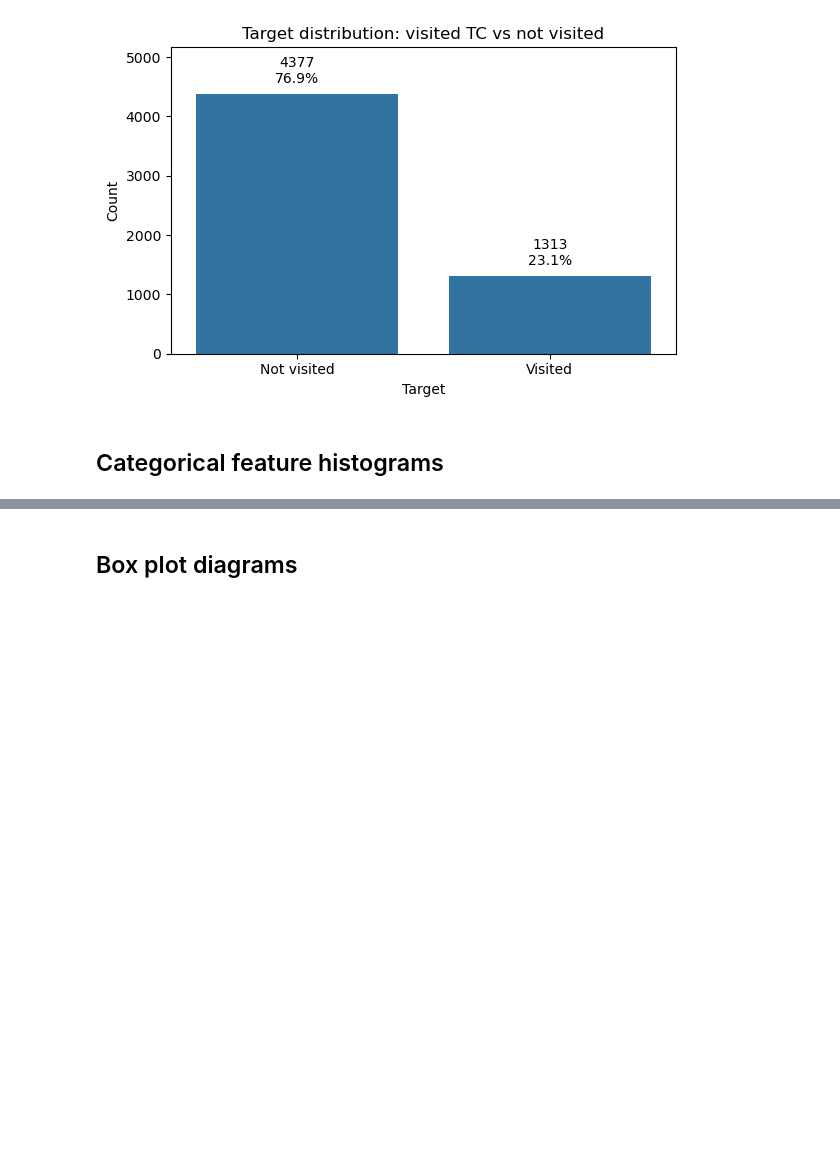
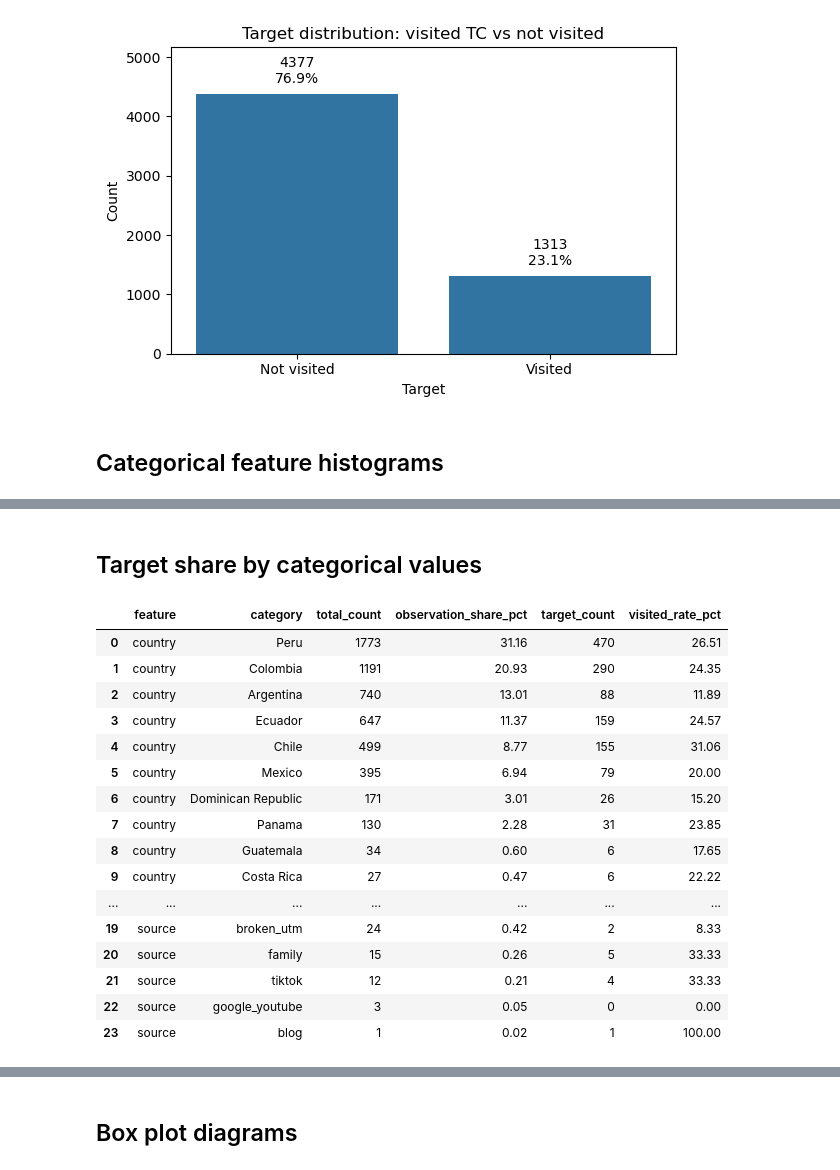
Before and after one commit to AlinaYakubova/Thesis_DTM_Trial_Class_Prediction, a Jupyter notebook: Main_script_diploma.ipynb, the cells around one changed output, grey strips where cells are left out. Drawn from its saved outputs; the diff is of its cells as text; code cells hidden in the pictures; blank space fills up the shorter version.

```diff
--- a/Main_script_diploma.ipynb
+++ b/Main_script_diploma.ipynb
@@ -380,0 +377,76 @@ for col in cat_cols:
+# %% [markdown]
+## Target share by categorical values
+# %%
+target_col = "visited_tc_7d_target"
+
+def target_share_by_category(df, col, target_col=target_col, top_n=None, min_count=0):
+    tmp = df[[col, target_col]].copy()
+    tmp[col] = tmp[col].astype("object").fillna("Missing")
+
+    summary = (
+        tmp.groupby(col, observed=False)
+        .agg(
+            total_count=(target_col, "size"),
+            target_count=(target_col, "sum"),
+            visited_rate=(target_col, "mean"),
+        )
+        .reset_index()
+        .sort_values("total_count", ascending=False)
+    )
+
+    summary["observation_share_pct"] = summary["total_count"].div(len(tmp)).mul(100)
+    summary["visited_rate_pct"] = summary["visited_rate"].mul(100)
+    summary = summary.drop(columns="visited_rate")
+    summary[col] = summary[col].astype(str)
+    summary = summary.rename(columns={col: "category"})
+    summary.insert(0, "feature", col)
+
+    if min_count:
+        summary = summary[summary["total_count"] >= min_count]
+    if top_n is not None:
+        summary = summary.head(top_n)
+
+    return summary[
+        ["feature", "category", "total_count", "observation_share_pct", "target_count", "visited_rate_pct"]
+    ].round({"observation_share_pct": 2, "visited_rate_pct": 2})
+
+
+geo_source_cols = ["country", "source"]
+readiness_intent_cols = [
+    "internet_stability",
+    "has_computer",
+    "would_pay_if_useful",
+    "monthly_budget",
+    "extracurricular_spend",
+]
+
+geo_source_target_summary = pd.concat(
+    [target_share_by_category(df, col, top_n=12) for col in geo_source_cols if col in df.columns],
+    ignore_index=True,
+)
+
+readiness_intent_target_summary = pd.concat(
+    [target_share_by_category(df, col) for col in readiness_intent_cols if col in df.columns],
+    ignore_index=True,
+)
+
+display(geo_source_target_summary)
+display(readiness_intent_target_summary)
+# %% [output]
+|  | feature | category | total_count | observation_share_pct | target_count | visited_rate_pct |
+| 0 | country | Peru | 1773 | 31.16 | 470 | 26.51 |
+| 1 | country | Colombia | 1191 | 20.93 | 290 | 24.35 |
+| 2 | country | Argentina | 740 | 13.01 | 88 | 11.89 |
+| 3 | country | Ecuador | 647 | 11.37 | 159 | 24.57 |
+| 4 | country | Chile | 499 | 8.77 | 155 | 31.06 |
+| 5 | country | Mexico | 395 | 6.94 | 79 | 20.00 |
+| 6 | country | Dominican Republic | 171 | 3.01 | 26 | 15.20 |
+| 7 | country | Panama | 130 | 2.28 | 31 | 23.85 |
+| 8 | country | Guatemala | 34 | 0.60 | 6 | 17.65 |
+| 9 | country | Costa Rica | 27 | 0.47 | 6 | 22.22 |
+| ... | ... | ... | ... | ... | ... | ... |
+| 19 | source | broken_utm | 24 | 0.42 | 2 | 8.33 |
+| 20 | source | family | 15 | 0.26 | 5 | 33.33 |
+| 21 | source | tiktok | 12 | 0.21 | 4 | 33.33 |
+| 22 | source | google_youtube | 3 | 0.05 | 0 | 0.00 |
+| 23 | source | blog | 1 | 0.02 | 1 | 100.00 |
```
Also changed, not shown: parts of 3 cells of this notebook.
